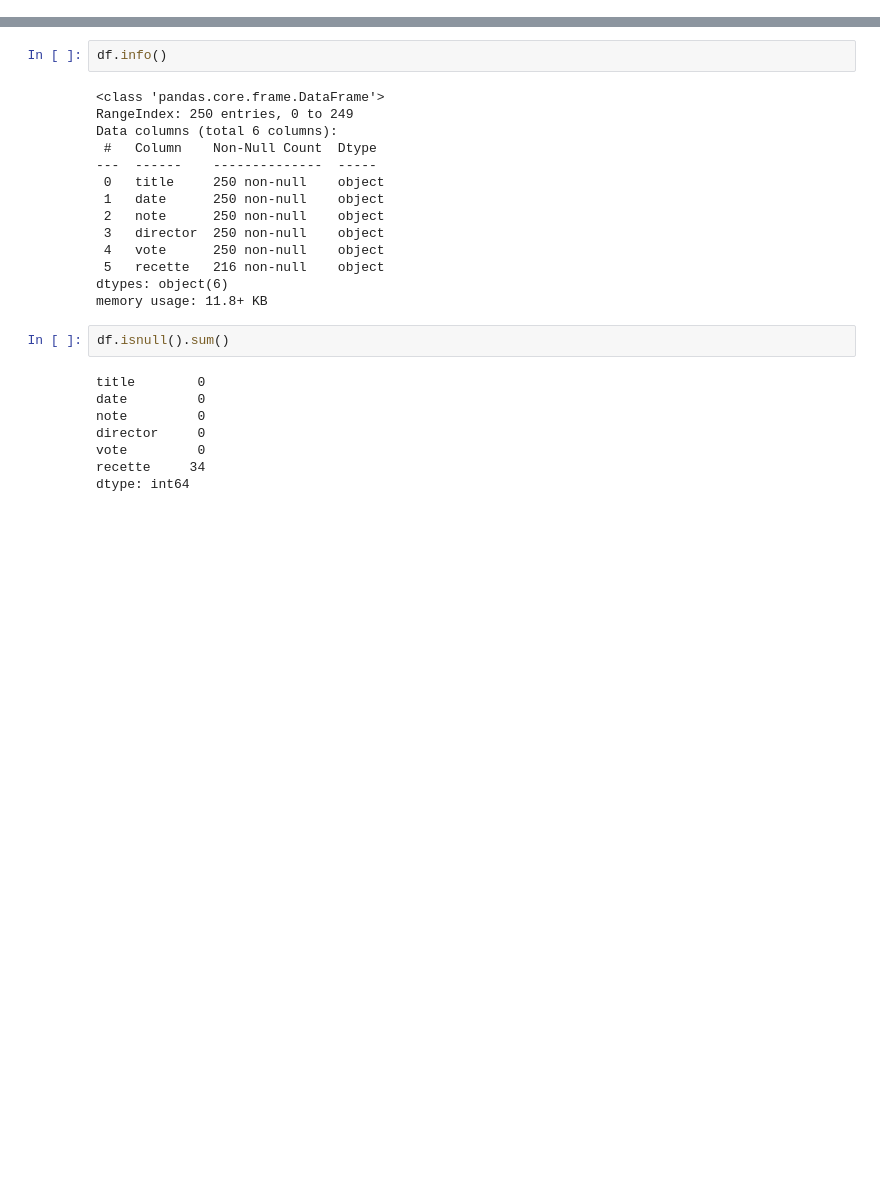
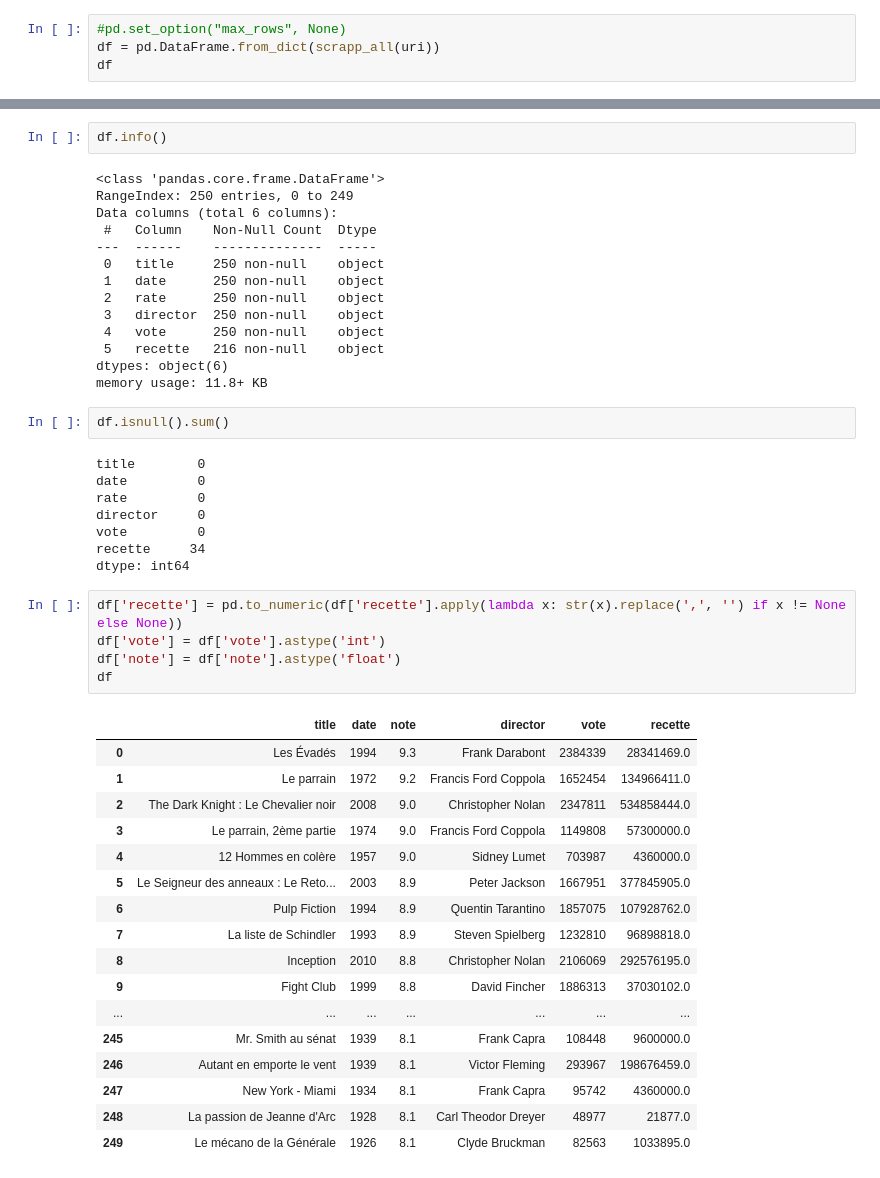
Before and after one commit to clement-camara/imdb-scrapping, a Jupyter notebook: scrapping_imdb.ipynb, the cells around one changed output, grey strips where cells are left out. Saved outputs shown, nothing was run; the diff lists cells and outputs as text; blank space fills up the shorter version.

Commit message:
refacto scrapper add function

```diff
--- a/scrapping_imdb.ipynb
+++ b/scrapping_imdb.ipynb
@@ -25,0 +7,4 @@ df
+# %%
+#pd.set_option("max_rows", None)
+df = pd.DataFrame.from_dict(scrapp_all(uri))
+df
@@ -33,7 +32,7 @@ Data columns (total 6 columns):
 ---  ------    --------------  -----
  0   title     250 non-null    object
  1   date      250 non-null    object
- 2   note      250 non-null    object
+ 2   rate      250 non-null    object
  3   director  250 non-null    object
  4   vote      250 non-null    object
  5   recette   216 non-null    object
@@ -44,8 +43,31 @@ df.isnull().sum()
 # %% [output]
 title        0
 date         0
-note         0
+rate         0
 director     0
 vote         0
 recette     34
 dtype: int64
+# %%
+df['recette'] = pd.to_numeric(df['recette'].apply(lambda x: str(x).replace(',', '') if x != None else None))
+df['vote'] = df['vote'].astype('int')
+df['note'] = df['note'].astype('float')
+df
+# %% [output]
+|  | title | date | note | director | vote | recette |
+| 0 | Les Évadés | 1994 | 9.3 | Frank Darabont | 2384339 | 28341469.0 |
+| 1 | Le parrain | 1972 | 9.2 | Francis Ford Coppola | 1652454 | 134966411.0 |
+| 2 | The Dark Knight : Le Chevalier noir | 2008 | 9.0 | Christopher Nolan | 2347811 | 534858444.0 |
+| 3 | Le parrain, 2ème partie | 1974 | 9.0 | Francis Ford Coppola | 1149808 | 57300000.0 |
+| 4 | 12 Hommes en colère | 1957 | 9.0 | Sidney Lumet | 703987 | 4360000.0 |
+| 5 | Le Seigneur des anneaux : Le Reto... | 2003 | 8.9 | Peter Jackson | 1667951 | 377845905.0 |
+| 6 | Pulp Fiction | 1994 | 8.9 | Quentin Tarantino | 1857075 | 107928762.0 |
+| 7 | La liste de Schindler | 1993 | 8.9 | Steven Spielberg | 1232810 | 96898818.0 |
+| 8 | Inception | 2010 | 8.8 | Christopher Nolan | 2106069 | 292576195.0 |
+| 9 | Fight Club | 1999 | 8.8 | David Fincher | 1886313 | 37030102.0 |
+| ... | ... | ... | ... | ... | ... | ... |
+| 245 | Mr. Smith au sénat | 1939 | 8.1 | Frank Capra | 108448 | 9600000.0 |
+| 246 | Autant en emporte le vent | 1939 | 8.1 | Victor Fleming | 293967 | 198676459.0 |
+| 247 | New York - Miami | 1934 | 8.1 | Frank Capra | 95742 | 4360000.0 |
+| 248 | La passion de Jeanne d'Arc | 1928 | 8.1 | Carl Theodor Dreyer | 48977 | 21877.0 |
+| 249 | Le mécano de la Générale | 1926 | 8.1 | Clyde Bruckman | 82563 | 1033895.0 |
```
Also changed, not shown: parts of 4 cells of this notebook, 1 other file.
